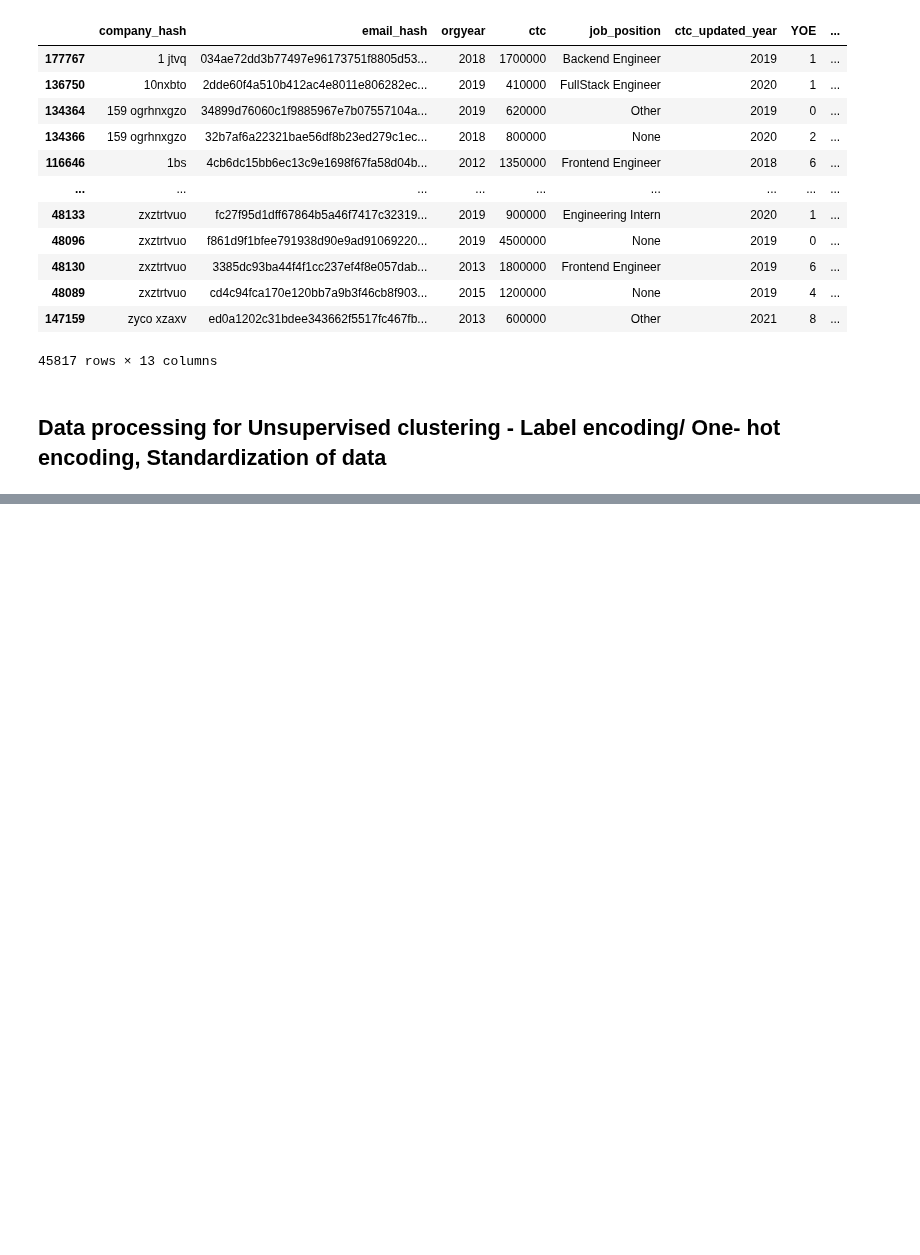
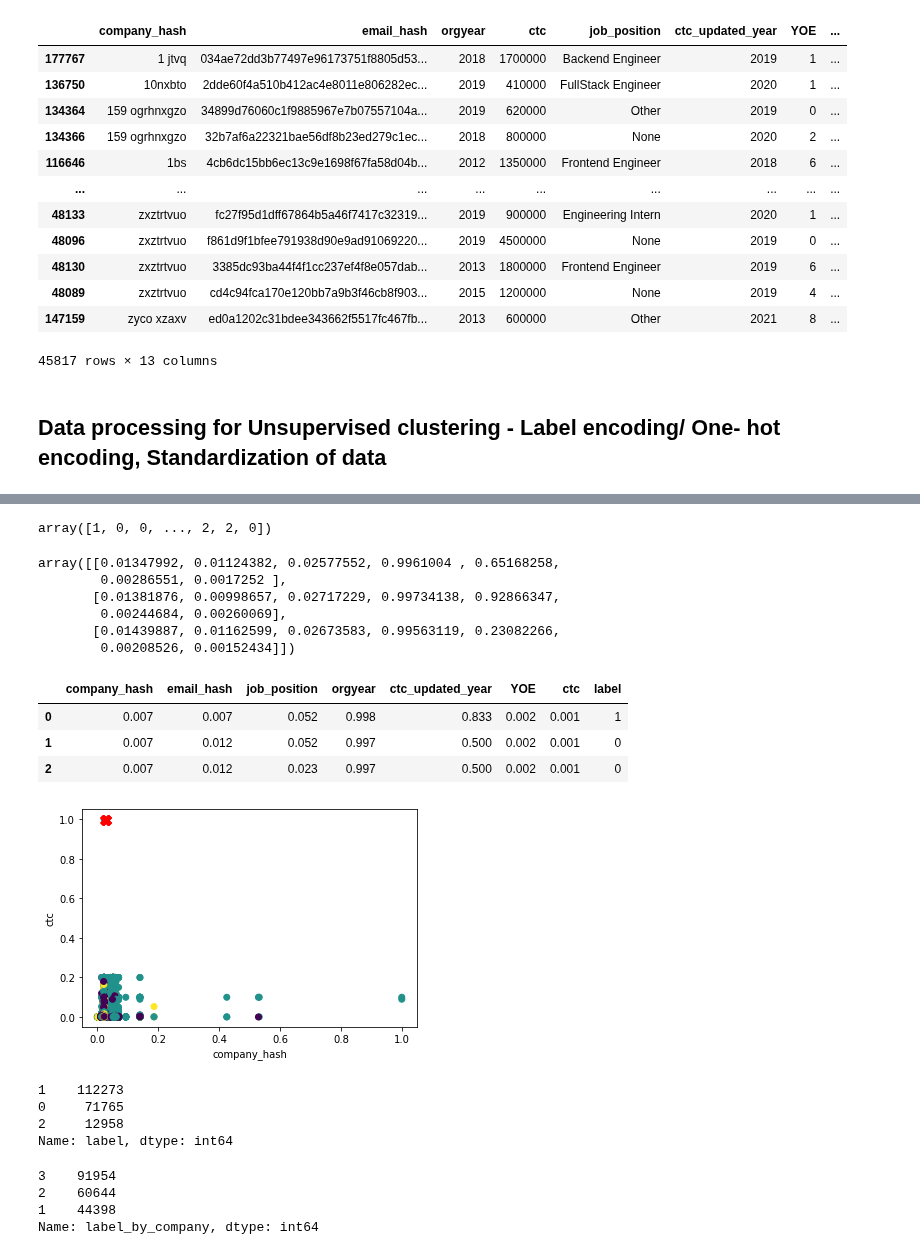
Before and after one commit to anidec25/Linear-Regression, a Jupyter notebook: clustering/scalar.ipynb, the cells around one changed output, grey strips where cells are left out. Cells and saved outputs as stored; diff of their text form; code cells hidden in the pictures; blank space fills up the shorter version.

```diff
--- a/clustering/scalar.ipynb
+++ b/clustering/scalar.ipynb
@@ -829,0 +881,64 @@ df_agg.sort_values(by=['company_hash'],ascending=True)
+# %%
+df_clus = df_clus[['company_hash','email_hash','job_position','orgyear','ctc_updated_year','YOE','ctc']]
+# %%
+from sklearn.preprocessing import MinMaxScaler
+
+scaler = MinMaxScaler()
+scaler.fit(df_clus)
+X=scaler.transform(df_clus)
+# %%
+from sklearn.cluster import KMeans
+
+k = 3
+kmeans = KMeans(n_clusters=k)
+y_pred = kmeans.fit_predict(X)
+# %%
+y_pred
+# %% [output]
+array([1, 0, 0, ..., 2, 2, 0])
+# %%
+##coordinates of the cluster centers
+kmeans.cluster_centers_
+# %% [output]
+array([[0.01347992, 0.01124382, 0.02577552, 0.9961004 , 0.65168258,
+        0.00286551, 0.0017252 ],
+       [0.01381876, 0.00998657, 0.02717229, 0.99734138, 0.92866347,
+        0.00244684, 0.00260069],
+       [0.01439887, 0.01162599, 0.02673583, 0.99563119, 0.23082266,
+        0.00208526, 0.00152434]])
+# %%
+clusters = pd.DataFrame(X, columns=df_clus.columns)
+clusters['label'] = kmeans.labels_
+clusters.head(3)
+# %% [output]
+|  | company_hash | email_hash | job_position | orgyear | ctc_updated_year | YOE | ctc | label |
+| 0 | 0.007 | 0.007 | 0.052 | 0.998 | 0.833 | 0.002 | 0.001 | 1 |
+| 1 | 0.007 | 0.012 | 0.052 | 0.997 | 0.500 | 0.002 | 0.001 | 0 |
+| 2 | 0.007 | 0.012 | 0.023 | 0.997 | 0.500 | 0.002 | 0.001 | 0 |
+# %%
+def viz_clusters(kmeans):
+    plt.scatter(clusters['job_position'], clusters['ctc'], c=clusters['label'])
+    plt.scatter(kmeans.cluster_centers_[:, 2], kmeans.cluster_centers_[:, 3],
+                color="red",
+                marker="X",
+                s=100)
+    plt.xlabel('company_hash')
+    plt.ylabel('ctc')
+
+viz_clusters(kmeans)
+# %% [output]
+[figure, added]
+# %%
+clusters['label'].value_counts()
+# %% [output]
+1    112273
+0     71765
+2     12958
+Name: label, dtype: int64
+# %%
+df['label_by_company'].value_counts()
+# %% [output]
+3    91954
+2    60644
+1    44398
+Name: label_by_company, dtype: int64
```
Also changed, not shown: parts of 24 cells of this notebook.
